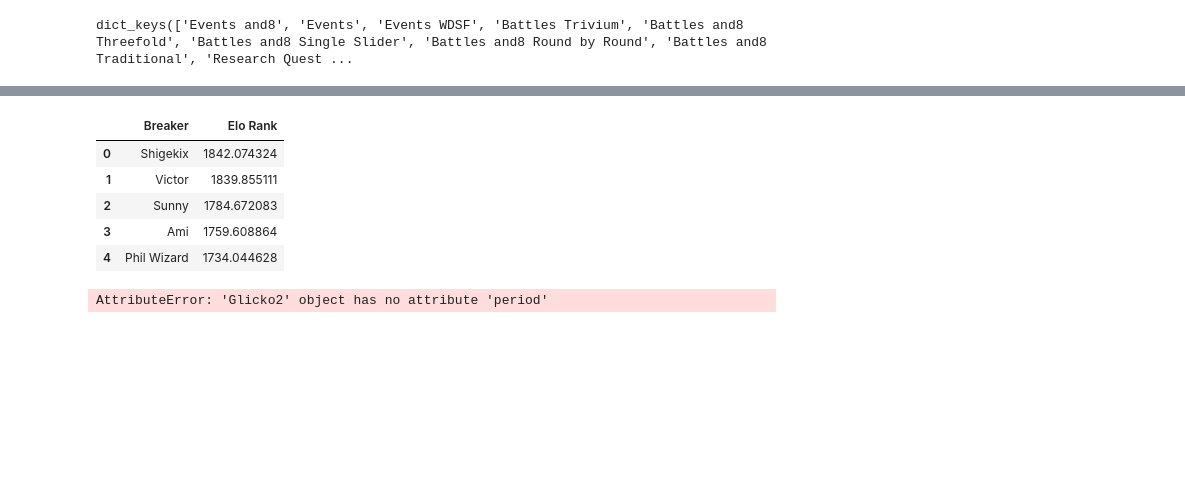
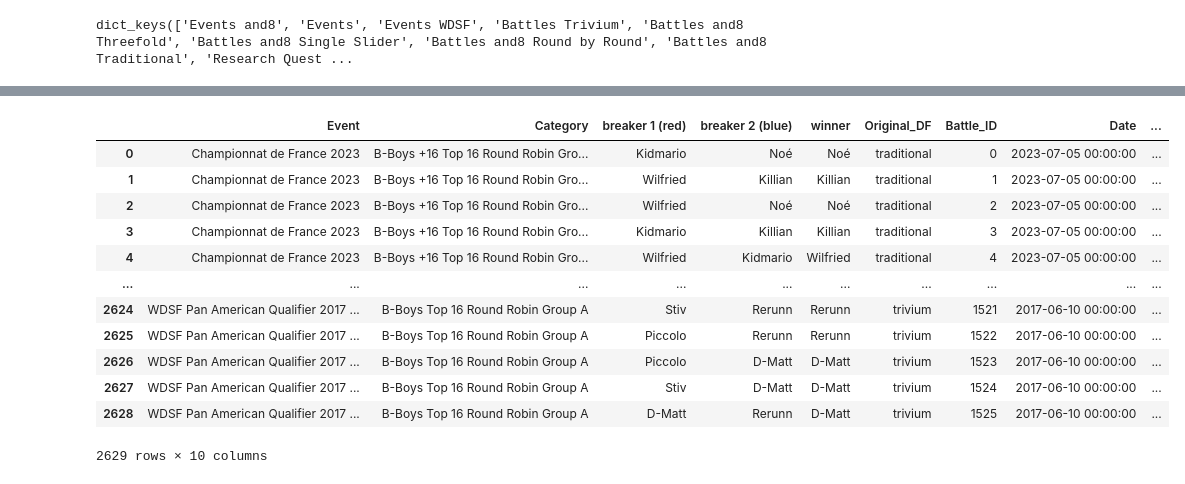
Before and after one commit to sarahaptumich/capstone, a Jupyter notebook: breaker_ranking_2.ipynb, the cells around one changed output, grey strips where cells are left out. Cells and saved outputs as stored; diff of their text form; code cells hidden in the pictures; blank space fills up the shorter version.

```diff
--- a/breaker_ranking_2.ipynb
+++ b/breaker_ranking_2.ipynb
@@ -214,12 +116,0 @@ appendedBattles=pd.merge(appendedBattles, combined_events[['Date', 'Event']], on
-# %%
-sorted_elo=dict(sorted(elo_ratings.items(), key=lambda item: item[1], reverse=True))
-sorted_elo=pd.DataFrame.from_dict(sorted_elo, orient='index', columns=['Rank']).reset_index()
-sorted_elo.columns= ['Breaker', 'Elo Rank']
-sorted_elo.head(5)
-# %% [output]
-|  | Breaker | Elo Rank |
-| 0 | Shigekix | 1842.074324 |
-| 1 | Victor | 1839.855111 |
-| 2 | Sunny | 1784.672083 |
-| 3 | Ami | 1759.608864 |
-| 4 | Phil Wizard | 1734.044628 |
@@ -228,41 +117,19 @@ glicko_env = Glicko2()
-# %%
-matches = appendedBattles
-
-# Create initial player ratings
-players = {name: glicko_env.create_rating() for name in pd.unique(matches[['breaker 1 (red)', 'breaker 2 (blue)']].values.ravel('K'))}
-
-for _, row in matches.iterrows():
-    # Get the player names and ratings
-    player1_name = row['breaker 1 (red)']
-    player2_name = row['breaker 2 (blue)']
-    winner_name = row['winner']
-
-    player1_rating = players[player1_name]
-    player2_rating = players[player2_name]
-
-    # Determine match outcome
-    if player1_name == winner_name:
-        outcome = (1, 0)
-    else:
-        outcome = (0, 1)
-
-    # Create period for each player
-    period1 = glicko_env.period()
-    period2 = glicko_env.period()
-
-    period1.add_player(player1_rating, [outcome[0]], [player2_rating])
-    period2.add_player(player2_rating, [outcome[1]], [player1_rating])
-
-    # Calculate new ratings
-    new_ratings1 = period1.rate()
-    new_ratings2 = period2.rate()
-
-    # Update the ratings dictionary
-    players[player1_name] = new_ratings1[player1_rating]
-    players[player2_name] = new_ratings2[player2_rating]
-
-# Output the final ratings
-for player_name, rating in players.items():
-    print(f'{player_name}: Rating {rating.mu}, RD {rating.phi}, Volatility {rating.sigma}')
-# %% [output]
-AttributeError: 'Glicko2' object has no attribute 'period'
+# %%
+appendedBattles['loser'] = np.where(appendedBattles['winner'] == appendedBattles['breaker 1 (red)'], appendedBattles['breaker 2 (blue)'], appendedBattles['breaker 1 (red)'])
+# %%
+appendedBattles['dateKey'] = pd.to_datetime(appendedBattles['Date']).dt.strftime('%Y%m%d').astype(int)
+appendedBattles
+# %% [output]
+|  | Event | Category | breaker 1 (red) | breaker 2 (blue) | winner | Original_DF | Battle_ID | Date | ... |
+| 0 | Championnat de France 2023 | B-Boys +16 Top 16 Round Robin Gro... | Kidmario | Noé | Noé | traditional | 0 | 2023-07-05 00:00:00 | ... |
+| 1 | Championnat de France 2023 | B-Boys +16 Top 16 Round Robin Gro... | Wilfried | Killian | Killian | traditional | 1 | 2023-07-05 00:00:00 | ... |
+| 2 | Championnat de France 2023 | B-Boys +16 Top 16 Round Robin Gro... | Wilfried | Noé | Noé | traditional | 2 | 2023-07-05 00:00:00 | ... |
+| 3 | Championnat de France 2023 | B-Boys +16 Top 16 Round Robin Gro... | Kidmario | Killian | Killian | traditional | 3 | 2023-07-05 00:00:00 | ... |
+| 4 | Championnat de France 2023 | B-Boys +16 Top 16 Round Robin Gro... | Wilfried | Kidmario | Wilfried | traditional | 4 | 2023-07-05 00:00:00 | ... |
+| ... | ... | ... | ... | ... | ... | ... | ... | ... | ... |
+| 2624 | WDSF Pan American Qualifier 2017 ... | B-Boys Top 16 Round Robin Group A | Stiv | Rerunn | Rerunn | trivium | 1521 | 2017-06-10 00:00:00 | ... |
+| 2625 | WDSF Pan American Qualifier 2017 ... | B-Boys Top 16 Round Robin Group A | Piccolo | Rerunn | Rerunn | trivium | 1522 | 2017-06-10 00:00:00 | ... |
+| 2626 | WDSF Pan American Qualifier 2017 ... | B-Boys Top 16 Round Robin Group A | Piccolo | D-Matt | D-Matt | trivium | 1523 | 2017-06-10 00:00:00 | ... |
+| 2627 | WDSF Pan American Qualifier 2017 ... | B-Boys Top 16 Round Robin Group A | Stiv | D-Matt | D-Matt | trivium | 1524 | 2017-06-10 00:00:00 | ... |
+| 2628 | WDSF Pan American Qualifier 2017 ... | B-Boys Top 16 Round Robin Group A | D-Matt | Rerunn | D-Matt | trivium | 1525 | 2017-06-10 00:00:00 | ... |
+2629 rows × 10 columns
```
Also changed, not shown: parts of 17 cells of this notebook.
